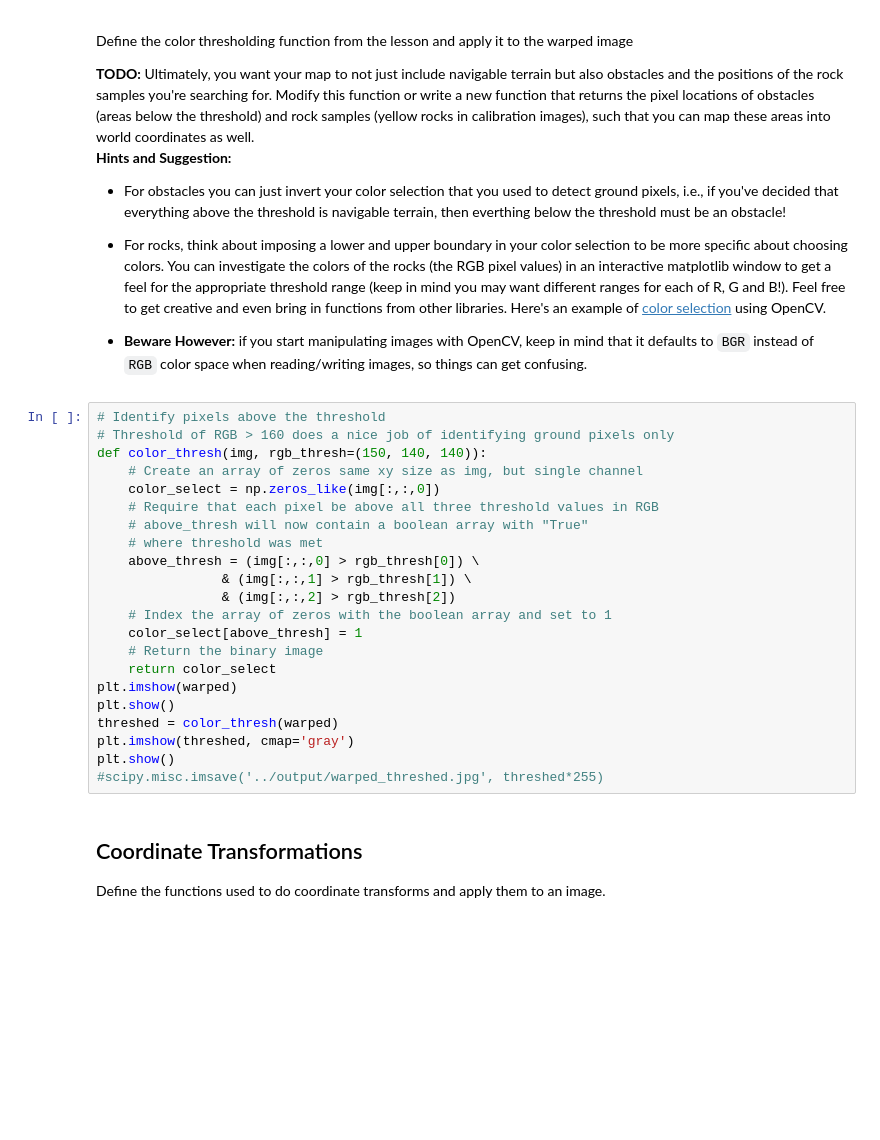
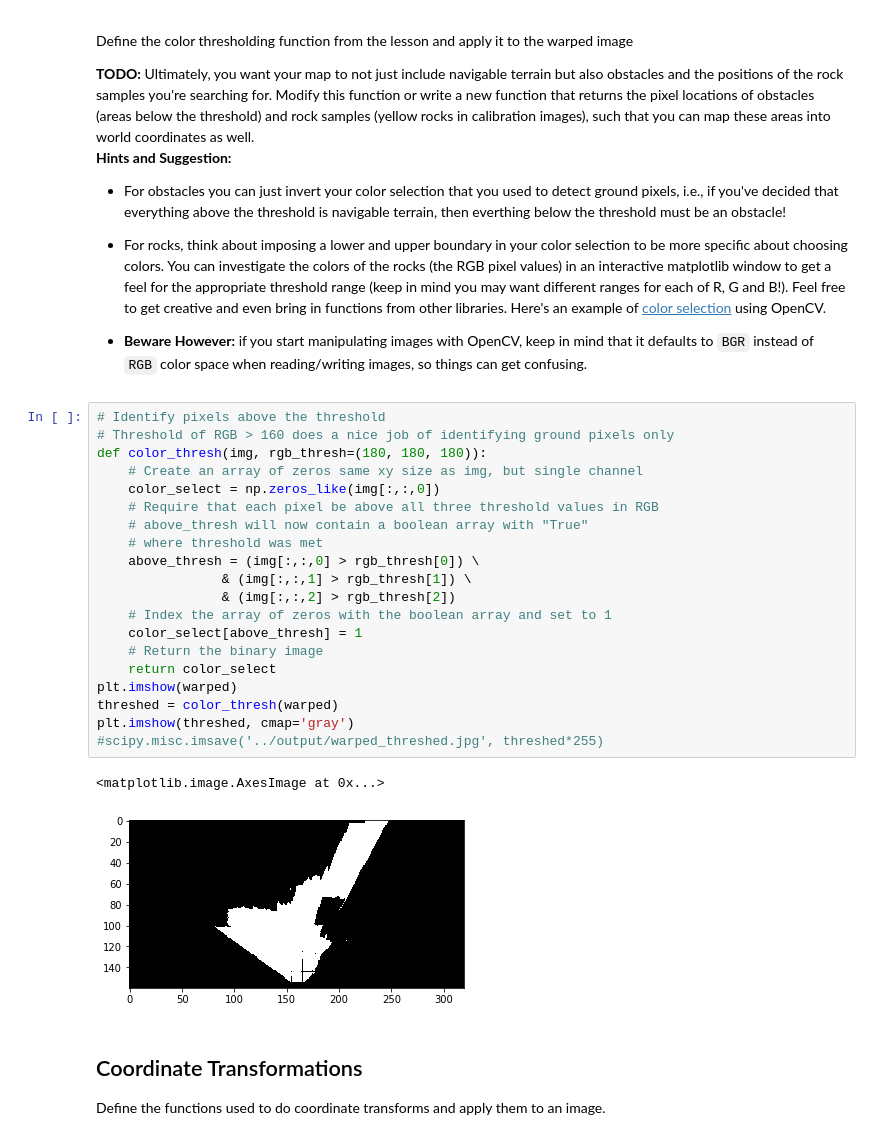
Before and after one commit to saurabdixit/RoboND-Rover-Project, a Jupyter notebook: code/Rover_Project_Test_Notebook.ipynb, the cells around one changed output. Cells and saved outputs as stored; diff of their text form; blank space fills up the shorter version.

```diff
--- a/code/Rover_Project_Test_Notebook.ipynb
+++ b/code/Rover_Project_Test_Notebook.ipynb
@@ -185,25 +118,26 @@ Define the color thresholding function from the lesson and apply it to the warpe
 # %%
 # Identify pixels above the threshold
 # Threshold of RGB > 160 does a nice job of identifying ground pixels only
-def color_thresh(img, rgb_thresh=(150, 140, 140)):
+def color_thresh(img, rgb_thresh=(180, 180, 180)):
     # Create an array of zeros same xy size as img, but single channel
     color_select = np.zeros_like(img[:,:,0])
     # Require that each pixel be above all three threshold values in RGB
     # above_thresh will now contain a boolean array with "True"
     # where threshold was met
     above_thresh = (img[:,:,0] > rgb_thresh[0]) \
                 & (img[:,:,1] > rgb_thresh[1]) \
                 & (img[:,:,2] > rgb_thresh[2])
     # Index the array of zeros with the boolean array and set to 1
     color_select[above_thresh] = 1
     # Return the binary image
     return color_select
 plt.imshow(warped)
-plt.show()
 threshed = color_thresh(warped)
 plt.imshow(threshed, cmap='gray')
-plt.show()
 #scipy.misc.imsave('../output/warped_threshed.jpg', threshed*255)
+# %% [output]
+<matplotlib.image.AxesImage at 0x...>
+[figure, added]
 # %% [markdown]
 ## Coordinate Transformations
 Define the functions used to do coordinate transforms and apply them to an image.
```
Also changed, not shown: parts of 12 cells of this notebook, 1 other file.
